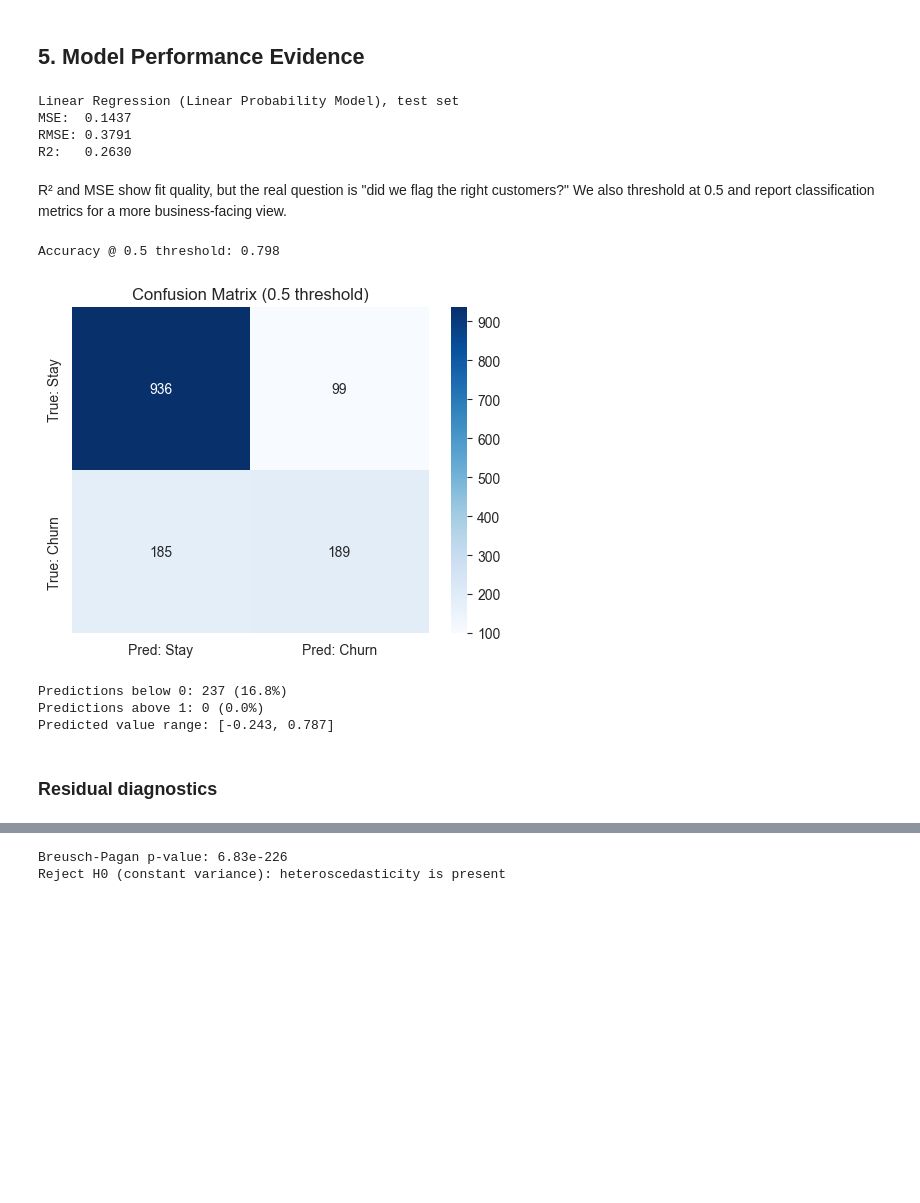
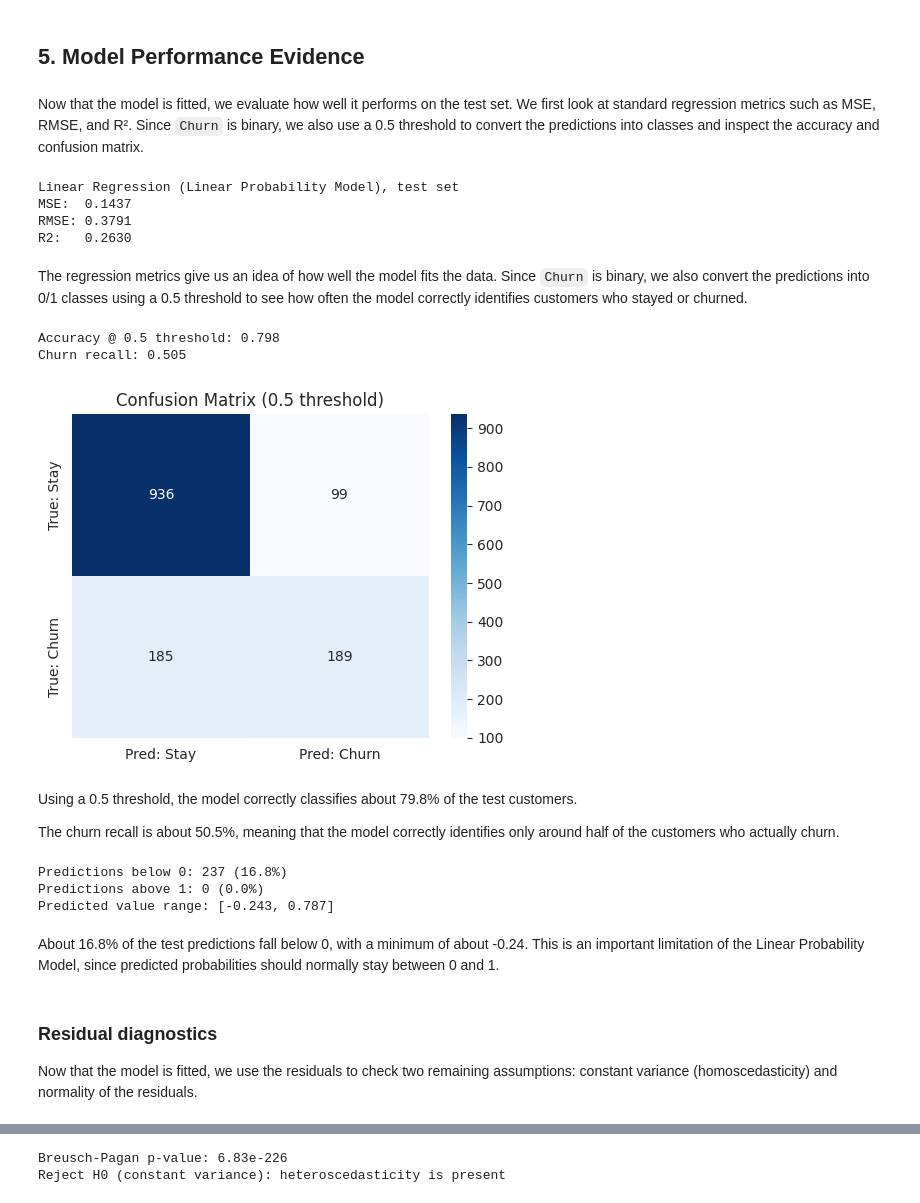
Before and after one commit to edominicduke/aipi-590-assumption-junction, a Jupyter notebook: alberto_aej_linear_regression.ipynb, the cells around one changed output, grey strips where cells are left out. Cells and saved outputs as stored; diff of their text form; code cells hidden in the pictures; blank space fills up the shorter version.

```diff
--- a/alberto_aej_linear_regression.ipynb
+++ b/alberto_aej_linear_regression.ipynb
@@ -343,6 +428,8 @@ print("Model fitted.")
 Model fitted.
 # %% [markdown]
 ## 5. Model Performance Evidence
+# %% [markdown]
+Now that the model is fitted, we evaluate how well it performs on the test set. We first look at standard regression metrics such as MSE, RMSE, and R². Since `Churn` is binary, we also use a 0.5 threshold to convert the predictions into classes and inspect the accuracy and confusion matrix.
 # %%
 # Evaluate the model on the test set
 mse = mean_squared_error(y_test, y_pred_test)
@@ -359,31 +446,44 @@ MSE:  0.1437
 RMSE: 0.3791
 R2:   0.2630
 # %% [markdown]
-R² and MSE show fit quality, but the real question is "did we flag the right customers?" We also threshold at 0.5 and report classification metrics for a more business-facing view.
+The regression metrics give us an idea of how well the model fits the data. Since `Churn` is binary, we also convert the predictions into 0/1 classes using a 0.5 threshold to see how often the model correctly identifies customers who stayed or churned.
 # %%
 # Convert predictions into binary classes using a 0.5 threshold
 y_pred_class = (y_pred_test >= 0.5).astype(int)
 
 # Calculate classification accuracy
 acc = accuracy_score(y_test, y_pred_class)
+
+# Calculate recall for customers who actually churned
+churn_recall = recall_score(y_test, y_pred_class)
+
 print(f"Accuracy @ 0.5 threshold: {acc:.3f}")
+print(f"Churn recall: {churn_recall:.3f}")
 
 # Create and display the confusion matrix
 cm = confusion_matrix(y_test, y_pred_class)
 
 plt.figure(figsize=(5, 4))
 sns.heatmap(
-    cm, annot=True, fmt="d", cmap="Blues",
+    cm,
+    annot=True,
+    fmt="d",
+    cmap="Blues",
     xticklabels=["Pred: Stay", "Pred: Churn"],
     yticklabels=["True: Stay", "True: Churn"]
 )
 
 plt.title("Confusion Matrix (0.5 threshold)")
 plt.tight_layout()
 plt.show()
 # %% [output]
 Accuracy @ 0.5 threshold: 0.798
+Churn recall: 0.505
-[figure, old version]
+[figure, new version]
+# %% [markdown]
+Using a 0.5 threshold, the model correctly classifies about 79.8% of the test customers.
+
+The churn recall is about 50.5%, meaning that the model correctly identifies only around half of the customers who actually churn.
 # %%
 # Check if any predictions fall outside the valid probability range [0, 1]
 below_zero = (y_pred_test < 0).sum()
@@ -397,8 +497,12 @@ print(f"Predicted value range: [{y_pred_test.min():.3f}, {y_pred_test.max():.3f}
 Predictions below 0: 237 (16.8%)
 Predictions above 1: 0 (0.0%)
 Predicted value range: [-0.243, 0.787]
-# %% [markdown]
-### Residual diagnostics
+# %% [markdown]
+About 16.8% of the test predictions fall below 0, with a minimum of about -0.24. This is an important limitation of the Linear Probability Model, since predicted probabilities should normally stay between 0 and 1.
+# %% [markdown]
+### Residual diagnostics
+
+Now that the model is fitted, we use the residuals to check two remaining assumptions: constant variance (homoscedasticity) and normality of the residuals.
 # %%
 residuals = y_test - y_pred_test
 
```
Also changed, not shown: parts of 45 cells of this notebook, 1 other file.
